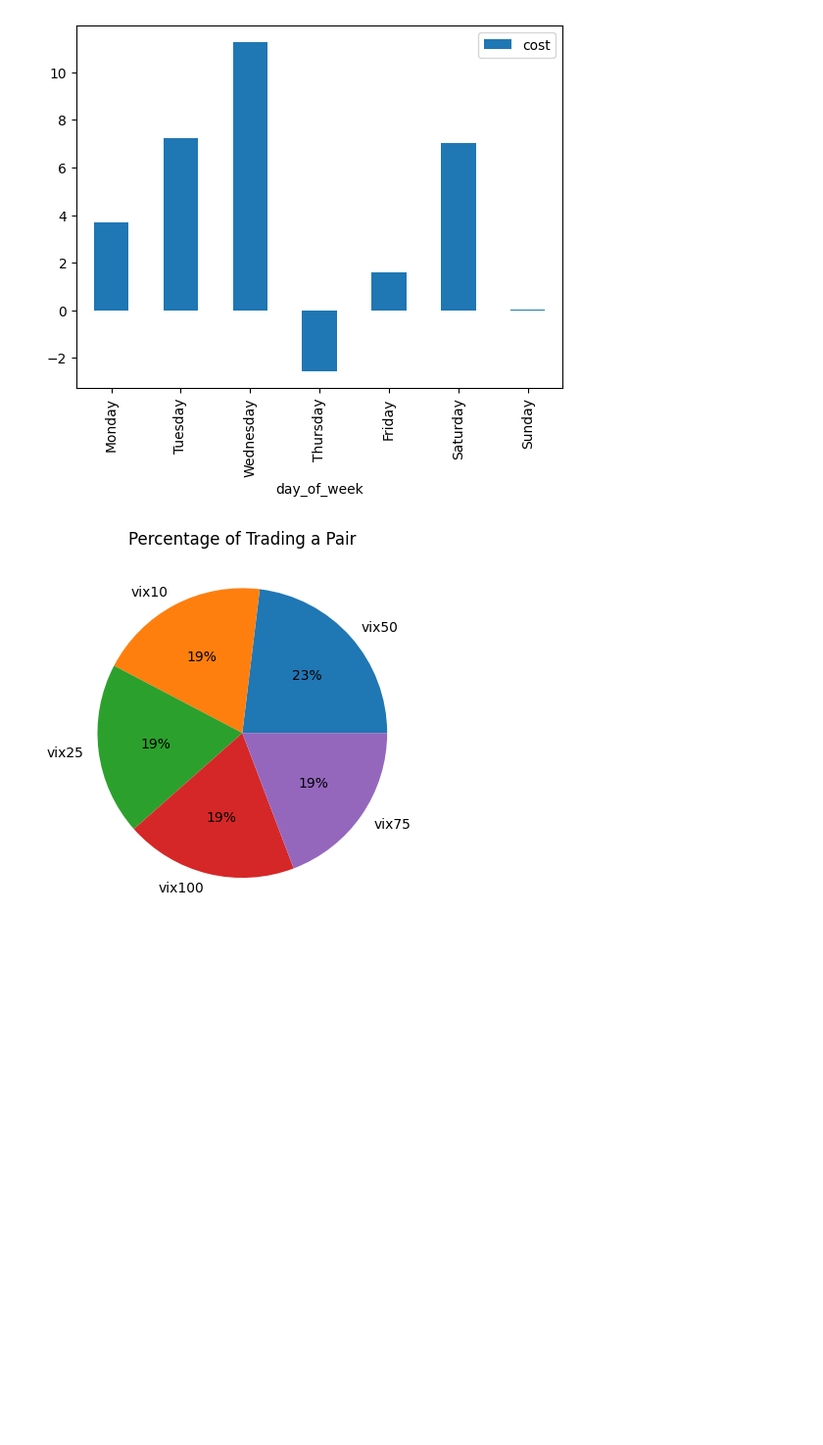
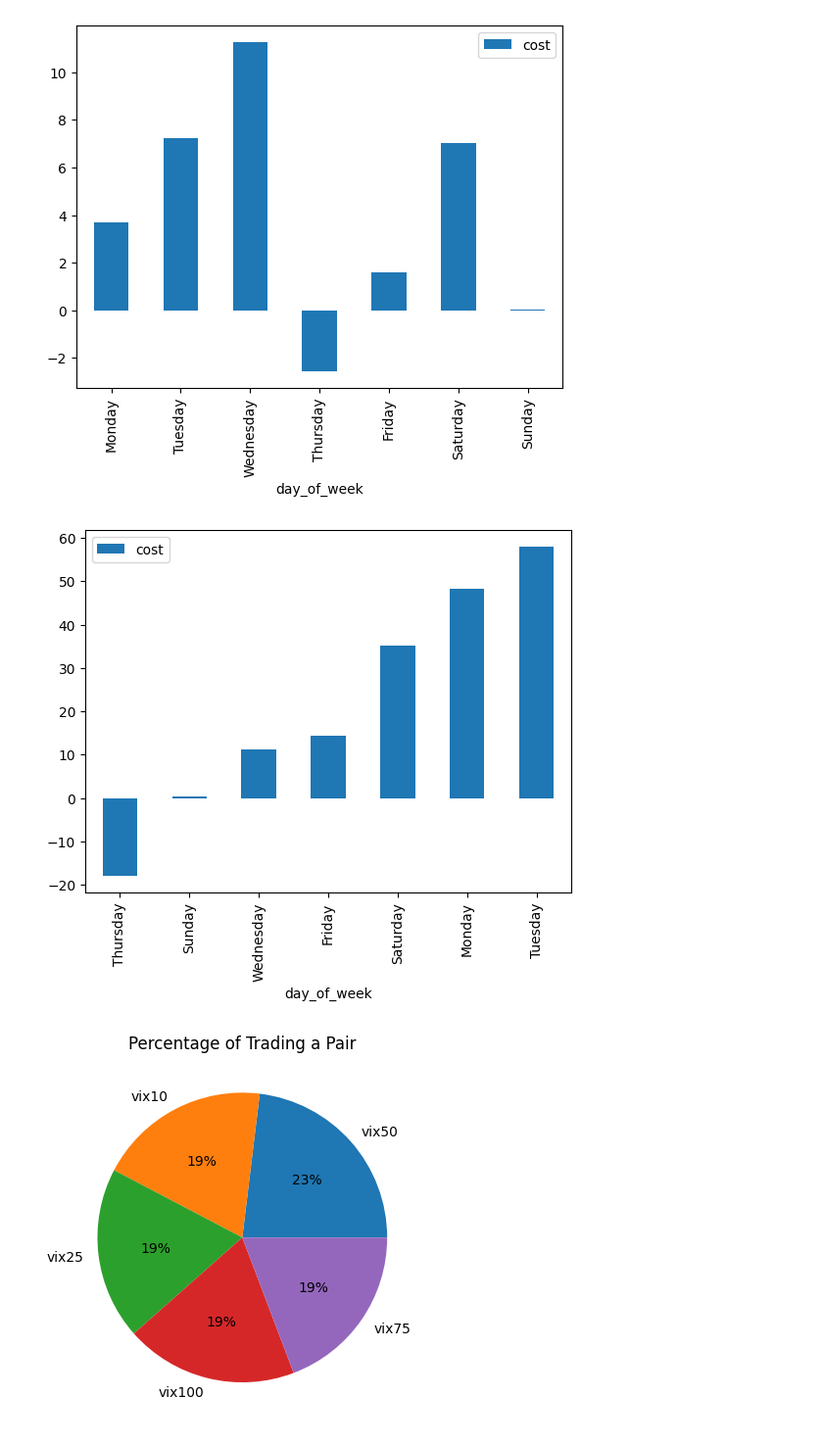
Before and after one commit to ToluPaul/forex, a Jupyter notebook: forex_pred.ipynb, the cells around one changed output. Shown at 98% size. Cells and saved outputs as stored; diff of their text form; code cells hidden in the pictures; blank space fills up the shorter version.

```diff
--- a/forex_pred.ipynb
+++ b/forex_pred.ipynb
@@ -140,4 +114,4 @@ See the caveats in the documentation: https://pandas.pydata.org/pandas-docs/stab
 | 3 | vix10 | Sell | sl | -3.26 | 2023-11-05 | 7084.9190 | 7091.3930 | 7062.7680 | 1900-01-01 04:41:26 | 1900-01-01 06:54:22 | 3.421532 | ... |
 | 4 | vix50 | Buy | sl | -6.03 | 2023-11-05 | 191.5289 | 190.0258 | 195.7944 | 1900-01-01 13:55:44 | 1900-01-01 16:35:04 | 2.837802 | ... |
 # %%
-vix['day_of_week'] = vix['day_of_week'].asty
+#vix['day_of_week'] = vix['day_of_week'].asty
@@ -173,6 +139,11 @@ vix[['day_of_week', 'cost']].groupby(['day_of_week']).agg('mean')\
 # %% [output]
 <Axes: xlabel='day_of_week'>
 [figure]
+# %%
+vix[['day_of_week', 'cost']].groupby(['day_of_week']).agg('sum').sort_values('cost').plot(kind = 'bar')
+plt.show()
+# %% [output]
+[figure, added]
 # %%
 vix['Pair'].value_counts().plot(kind = 'pie', autopct='%1.0f%%')
 plt.title('Percentage of Trading a Pair')
```
Also changed, not shown: parts of 4 cells of this notebook.
